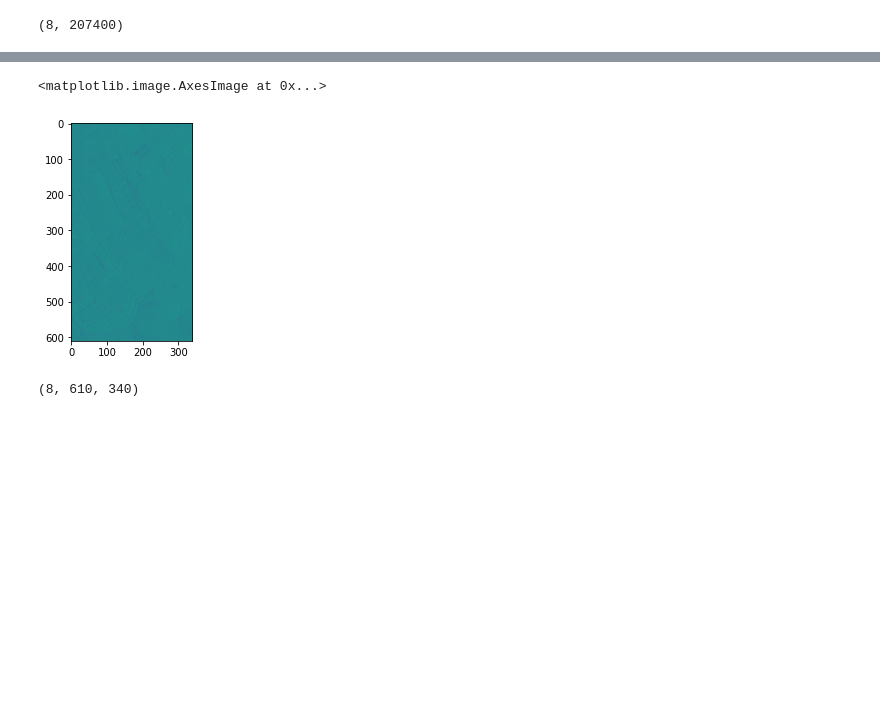
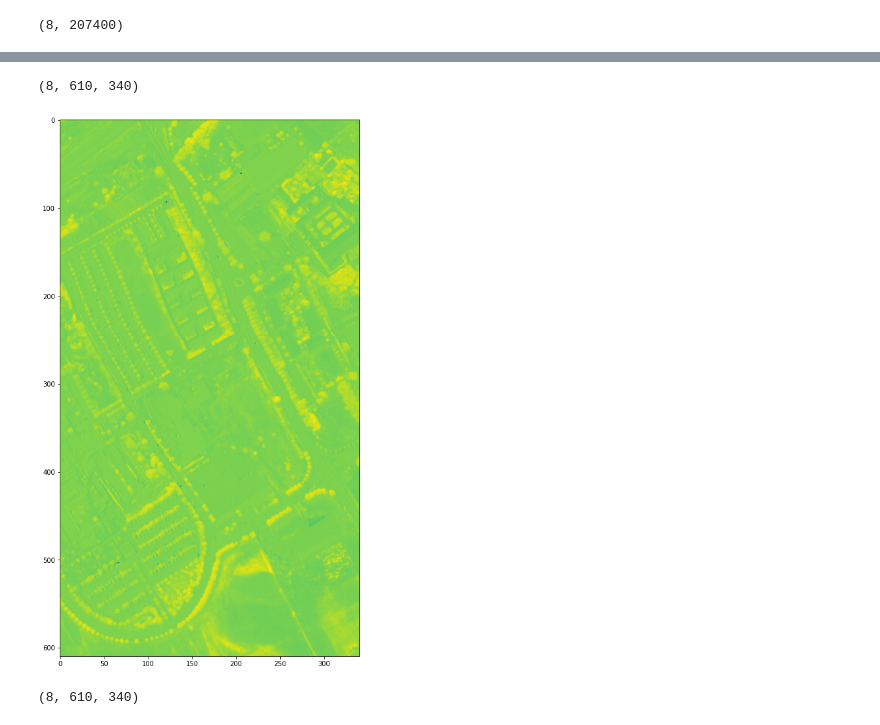
Before and after one commit to drguigui1/Unmixing-HSI, a Jupyter notebook: TP_demelange.ipynb, the cells around one changed output, grey strips where cells are left out. Saved outputs shown, nothing was run; the diff lists cells and outputs as text; code cells hidden in the pictures; blank space fills up the shorter version.

```diff
--- a/TP_demelange.ipynb
+++ b/TP_demelange.ipynb
@@ -266,10 +278,15 @@ array([[0.45736646, 0.44941128, 0.48368325, ..., 0.47407986, 0.46847926,
 # %%
 #phi_reshape[0] = np.interp(phi_reshape[0], (phi_reshape[0].min(), phi_reshape[0].max()), (0, 1))
-# %%
-plt.imshow(phi_reshape[0])
-# %% [output]
-<matplotlib.image.AxesImage at 0x...>
-[figure, removed]
+# %%
+phi_reshape.shape
+# %% [output]
+(8, 610, 340)
+# %%
+plt.figure(figsize=(15,15))
+plt.imshow(phi_reshape[3])
+plt.show()
+# %% [output]
+[figure, added]
 # %%
 phi_reshape.shape
 # %% [output]
```
Also changed, not shown: parts of 39 cells of this notebook.
